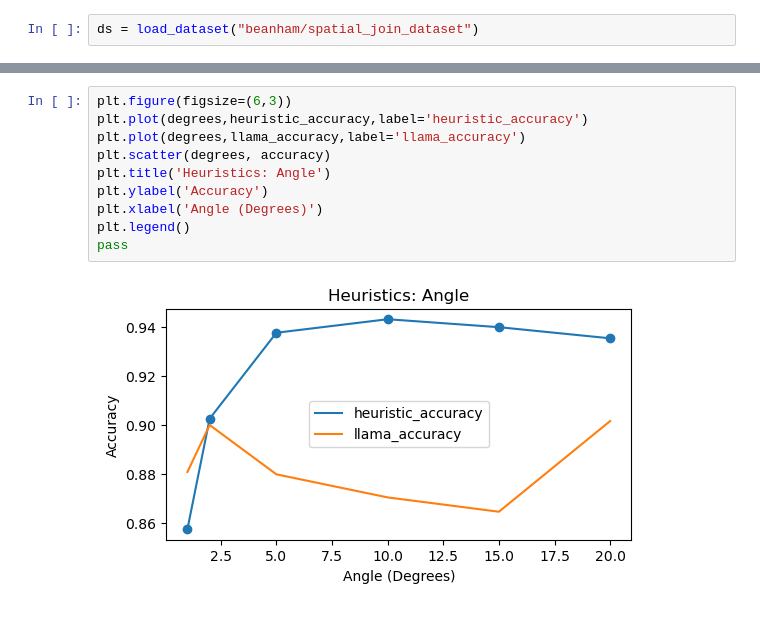
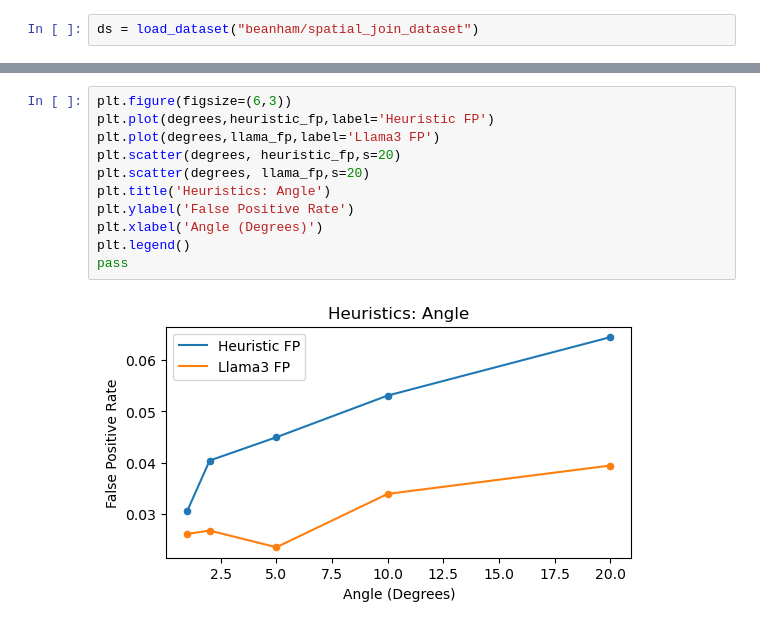
Before and after one commit to BeanHam/2024-spatial-data-integration, a Jupyter notebook: inference_results/results_visualization.ipynb, the cells around one changed output, grey strips where cells are left out. Saved outputs shown, nothing was run; the diff lists cells and outputs as text.

```diff
--- a/inference_results/results_visualization.ipynb
+++ b/inference_results/results_visualization.ipynb
@@ -33,12 +51,13 @@ pass
-# %%
-plt.figure(figsize=(6,3))
-plt.plot(degrees,heuristic_accuracy,label='heuristic_accuracy')
-plt.plot(degrees,llama_accuracy,label='llama_accuracy')
-plt.scatter(degrees, accuracy)
-plt.title('Heuristics: Angle')
-plt.ylabel('Accuracy')
-plt.xlabel('Angle (Degrees)')
-plt.legend()
-pass
-# %% [output]
-[figure, removed]
+# %%
+plt.figure(figsize=(6,3))
+plt.plot(degrees,heuristic_fp,label='Heuristic FP')
+plt.plot(degrees,llama_fp,label='Llama3 FP')
+plt.scatter(degrees, heuristic_fp,s=20)
+plt.scatter(degrees, llama_fp,s=20)
+plt.title('Heuristics: Angle')
+plt.ylabel('False Positive Rate')
+plt.xlabel('Angle (Degrees)')
+plt.legend()
+pass
+# %% [output]
+[figure, added]
```
Also changed, not shown: parts of 4 cells of this notebook.
